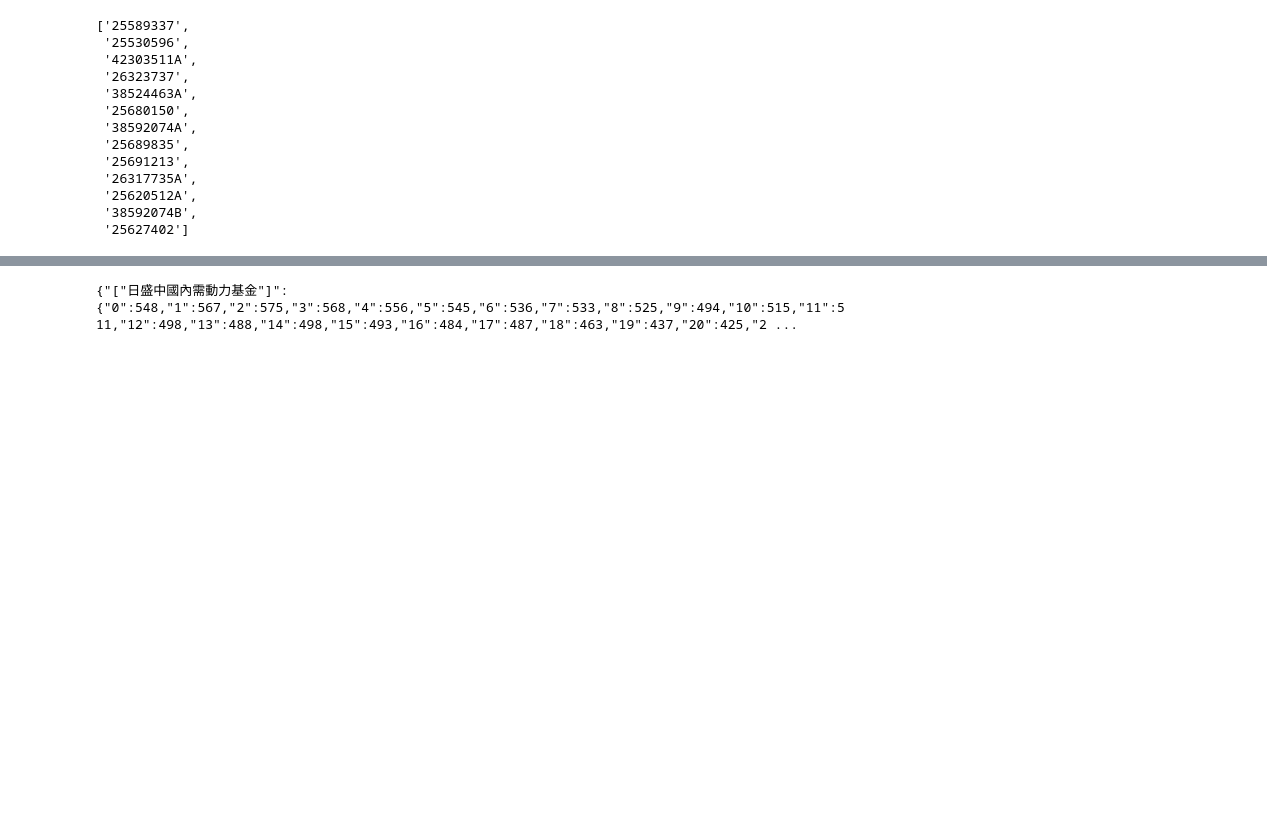
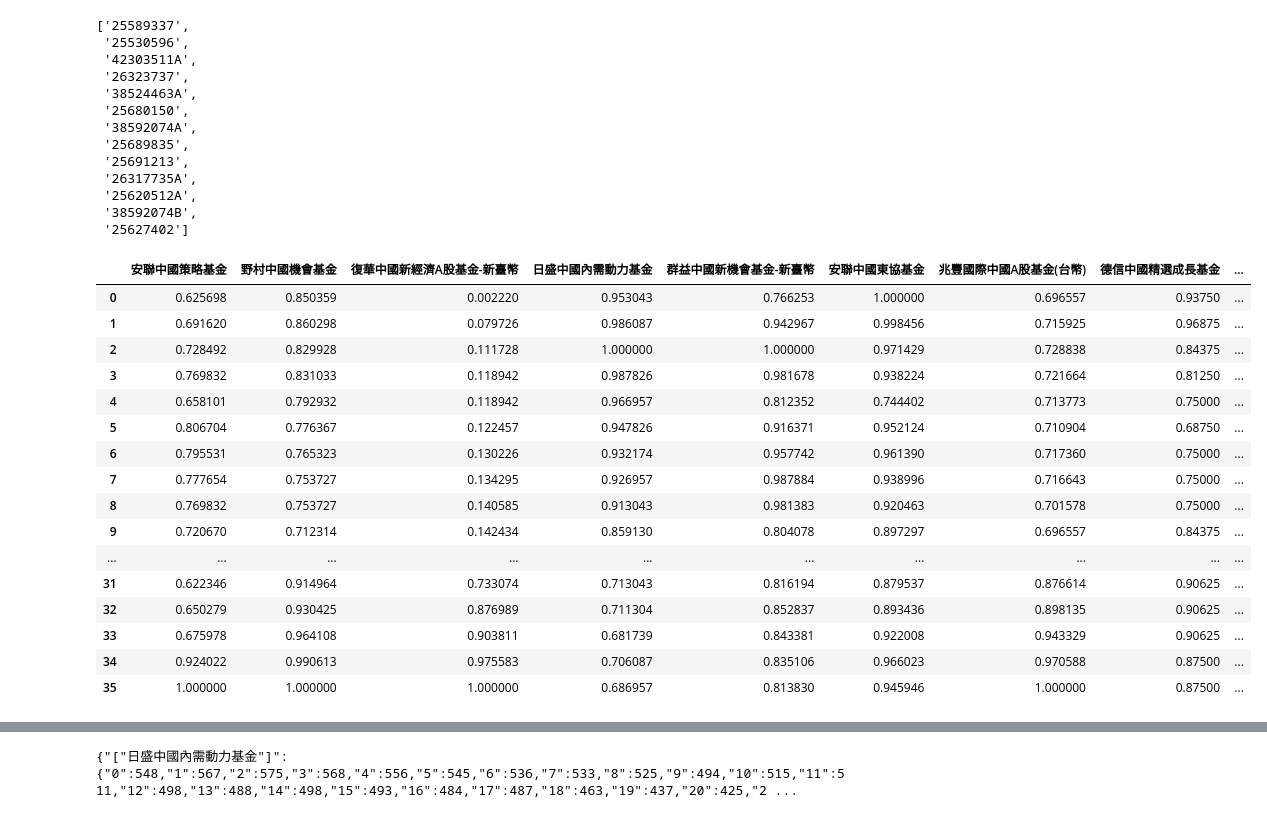
Before and after one commit to Jtrue27/Fintech-TM-ML, a Jupyter notebook: 定期定額資料爬蟲/data_preprocessing.ipynb, the cells around one changed output, grey strips where cells are left out. Drawn from its saved outputs; the diff is of its cells as text; code cells hidden in the pictures; blank space fills up the shorter version.

Commit message:
add people percentage

```diff
--- a/定期定額資料爬蟲/data_preprocessing.ipynb
+++ b/定期定額資料爬蟲/data_preprocessing.ipynb
@@ -534,3 +534,37 @@ def get_moneys(ids):
                     sip_money.append(a)
                     sip_moneys[item]=sip_money
     return pd.DataFrame(sip_moneys)
+# %%
+def get_people(ids):
+    sip_people={}
+    for item in ids:
+        sip_person=[]
+        for i in range(14*12+4,17*12+4):
+                    a=df_corrects[i][df_corrects[i]['基金統編']==item]['本月定時定額扣款人數'].values[0]
+                    sip_person.append(a)
+                    sip_people[item]=sip_person
+    return pd.DataFrame(sip_people)
+# %%
+china_sip_people=get_people(result_id['China'])
+for item in  result_id['China']:
+    china_sip_people[item]= china_sip_people[item]/china_sip_people[item].max()
+china_sip_people.columns = result_n['China']
+china_sip_people
+# %% [output]
+|  | 安聯中國策略基金 | 野村中國機會基金 | 復華中國新經濟A股基金-新臺幣 | 日盛中國內需動力基金 | 群益中國新機會基金-新臺幣 | 安聯中國東協基金 | 兆豐國際中國A股基金(台幣) | 德信中國精選成長基金 | ... |
+| 0 | 0.625698 | 0.850359 | 0.002220 | 0.953043 | 0.766253 | 1.000000 | 0.696557 | 0.93750 | ... |
+| 1 | 0.691620 | 0.860298 | 0.079726 | 0.986087 | 0.942967 | 0.998456 | 0.715925 | 0.96875 | ... |
+| 2 | 0.728492 | 0.829928 | 0.111728 | 1.000000 | 1.000000 | 0.971429 | 0.728838 | 0.84375 | ... |
+| 3 | 0.769832 | 0.831033 | 0.118942 | 0.987826 | 0.981678 | 0.938224 | 0.721664 | 0.81250 | ... |
+| 4 | 0.658101 | 0.792932 | 0.118942 | 0.966957 | 0.812352 | 0.744402 | 0.713773 | 0.75000 | ... |
+| 5 | 0.806704 | 0.776367 | 0.122457 | 0.947826 | 0.916371 | 0.952124 | 0.710904 | 0.68750 | ... |
+| 6 | 0.795531 | 0.765323 | 0.130226 | 0.932174 | 0.957742 | 0.961390 | 0.717360 | 0.75000 | ... |
+| 7 | 0.777654 | 0.753727 | 0.134295 | 0.926957 | 0.987884 | 0.938996 | 0.716643 | 0.75000 | ... |
+| 8 | 0.769832 | 0.753727 | 0.140585 | 0.913043 | 0.981383 | 0.920463 | 0.701578 | 0.75000 | ... |
+| 9 | 0.720670 | 0.712314 | 0.142434 | 0.859130 | 0.804078 | 0.897297 | 0.696557 | 0.84375 | ... |
+| ... | ... | ... | ... | ... | ... | ... | ... | ... | ... |
+| 31 | 0.622346 | 0.914964 | 0.733074 | 0.713043 | 0.816194 | 0.879537 | 0.876614 | 0.90625 | ... |
+| 32 | 0.650279 | 0.930425 | 0.876989 | 0.711304 | 0.852837 | 0.893436 | 0.898135 | 0.90625 | ... |
+| 33 | 0.675978 | 0.964108 | 0.903811 | 0.681739 | 0.843381 | 0.922008 | 0.943329 | 0.90625 | ... |
+| 34 | 0.924022 | 0.990613 | 0.975583 | 0.706087 | 0.835106 | 0.966023 | 0.970588 | 0.87500 | ... |
+| 35 | 1.000000 | 1.000000 | 1.000000 | 0.686957 | 0.813830 | 0.945946 | 1.000000 | 0.87500 | ... |
```
Also changed, not shown: parts of 12 cells of this notebook, 4 other files.
